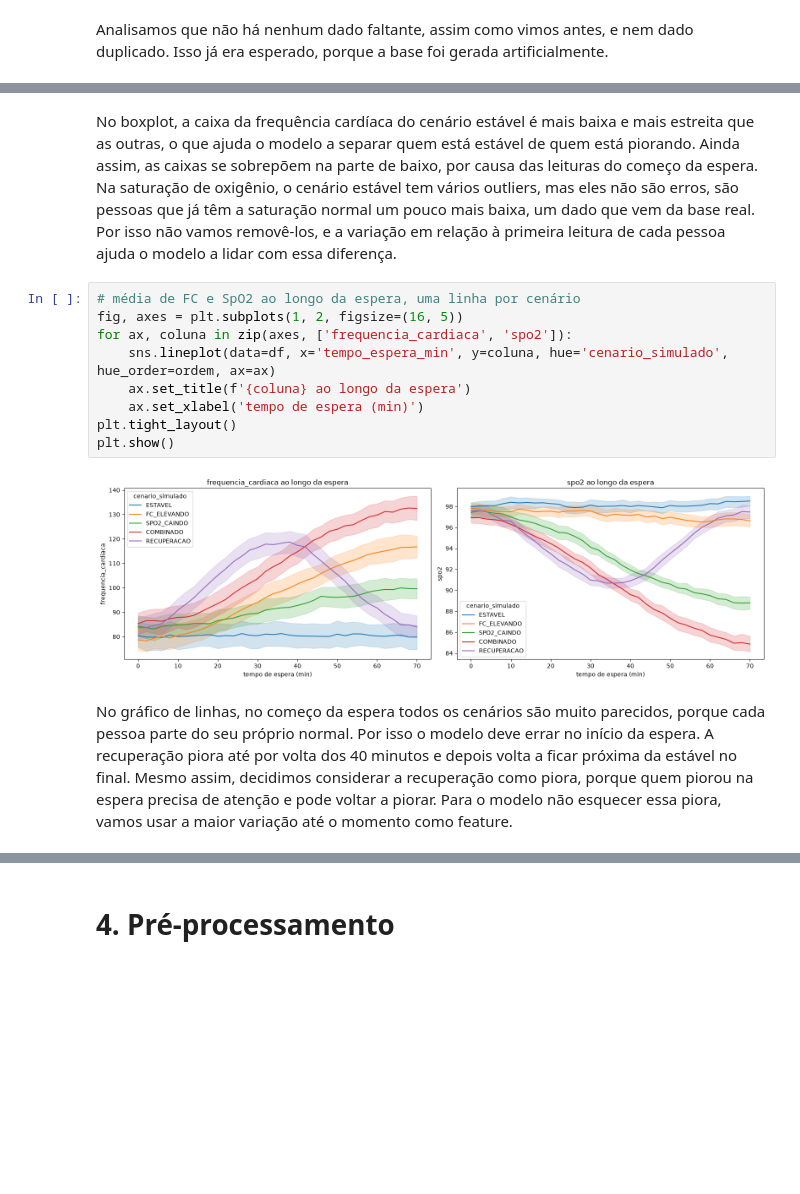
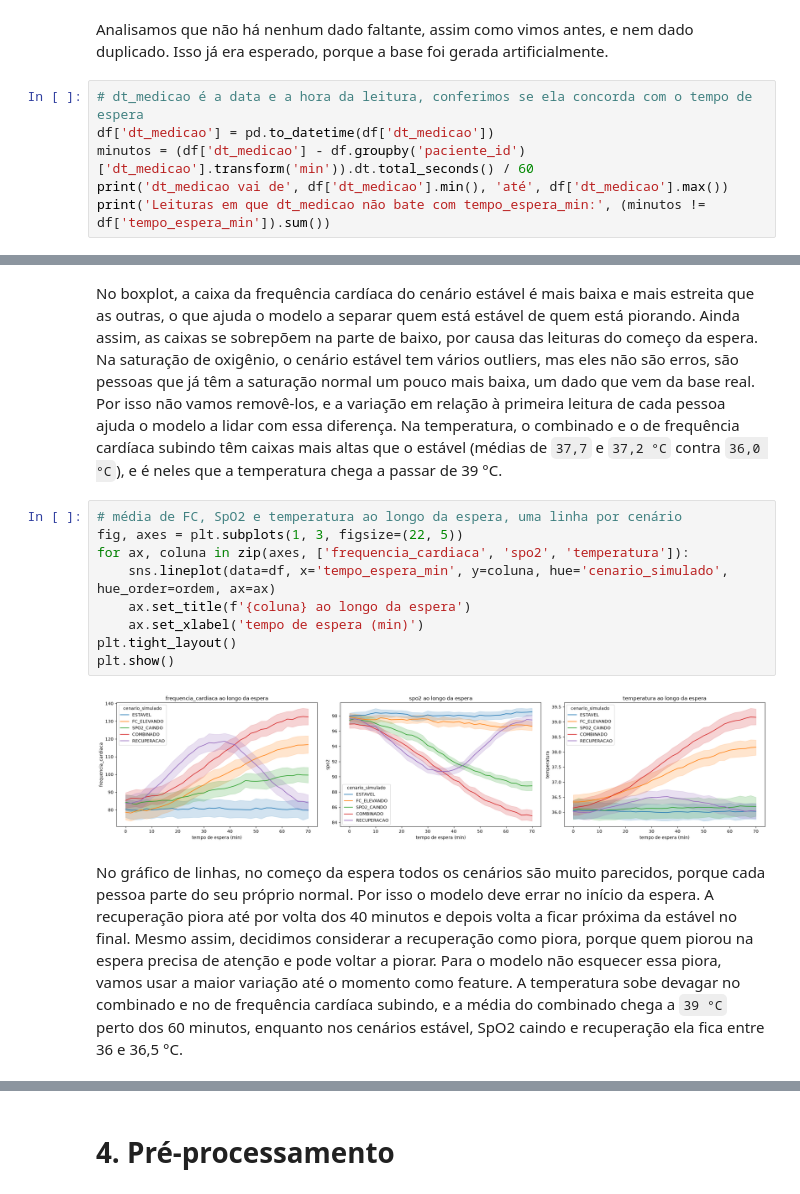
Before and after one commit to KaykyCayres/fiap-gs-zela, a Jupyter notebook: 07-MachineLearning/zela_ml.ipynb, the cells around one changed output, grey strips where cells are left out. Saved outputs shown, nothing was run; the diff lists cells and outputs as text; blank space fills up the shorter version.

```diff
--- a/07-MachineLearning/zela_ml.ipynb
+++ b/07-MachineLearning/zela_ml.ipynb
@@ -92,3 +95,9 @@ df.duplicated().sum() # verificar duplicatas
 np.int64(0)
 # %% [markdown]
 Analisamos que não há nenhum dado faltante, assim como vimos antes, e nem dado duplicado. Isso já era esperado, porque a base foi gerada artificialmente.
+# %%
+# dt_medicao é a data e a hora da leitura, conferimos se ela concorda com o tempo de espera
+df['dt_medicao'] = pd.to_datetime(df['dt_medicao'])
+minutos = (df['dt_medicao'] - df.groupby('paciente_id')['dt_medicao'].transform('min')).dt.total_seconds() / 60
+print('dt_medicao vai de', df['dt_medicao'].min(), 'até', df['dt_medicao'].max())
+print('Leituras em que dt_medicao não bate com tempo_espera_min:', (minutos != df['tempo_espera_min']).sum())
@@ -139,18 +153,18 @@ plt.show()
 # %% [markdown]
-No boxplot, a caixa da frequência cardíaca do cenário estável é mais baixa e mais estreita que as outras, o que ajuda o modelo a separar quem está estável de quem está piorando. Ainda assim, as caixas se sobrepõem na parte de baixo, por causa das leituras do começo da espera. Na saturação de oxigênio, o cenário estável tem vários outliers, mas eles não são erros, são pessoas que já têm a saturação normal um pouco mais baixa, um dado que vem da base real. Por isso não vamos removê-los, e a variação em relação à primeira leitura de cada pessoa ajuda o modelo a lidar com essa diferença.
+No boxplot, a caixa da frequência cardíaca do cenário estável é mais baixa e mais estreita que as outras, o que ajuda o modelo a separar quem está estável de quem está piorando. Ainda assim, as caixas se sobrepõem na parte de baixo, por causa das leituras do começo da espera. Na saturação de oxigênio, o cenário estável tem vários outliers, mas eles não são erros, são pessoas que já têm a saturação normal um pouco mais baixa, um dado que vem da base real. Por isso não vamos removê-los, e a variação em relação à primeira leitura de cada pessoa ajuda o modelo a lidar com essa diferença. Na temperatura, o combinado e o de frequência cardíaca subindo têm caixas mais altas que o estável (médias de `37,7` e `37,2 °C` contra `36,0 °C`), e é neles que a temperatura chega a passar de 39 °C.
 # %%
-# média de FC e SpO2 ao longo da espera, uma linha por cenário
-fig, axes = plt.subplots(1, 2, figsize=(16, 5))
-for ax, coluna in zip(axes, ['frequencia_cardiaca', 'spo2']):
+# média de FC, SpO2 e temperatura ao longo da espera, uma linha por cenário
+fig, axes = plt.subplots(1, 3, figsize=(22, 5))
+for ax, coluna in zip(axes, ['frequencia_cardiaca', 'spo2', 'temperatura']):
     sns.lineplot(data=df, x='tempo_espera_min', y=coluna, hue='cenario_simulado', hue_order=ordem, ax=ax)
     ax.set_title(f'{coluna} ao longo da espera')
     ax.set_xlabel('tempo de espera (min)')
 plt.tight_layout()
 plt.show()
 # %% [output]
-[figure, old version]
+[figure, new version]
 # %% [markdown]
-No gráfico de linhas, no começo da espera todos os cenários são muito parecidos, porque cada pessoa parte do seu próprio normal. Por isso o modelo deve errar no início da espera. A recuperação piora até por volta dos 40 minutos e depois volta a ficar próxima da estável no final. Mesmo assim, decidimos considerar a recuperação como piora, porque quem piorou na espera precisa de atenção e pode voltar a piorar. Para o modelo não esquecer essa piora, vamos usar a maior variação até o momento como feature.
+No gráfico de linhas, no começo da espera todos os cenários são muito parecidos, porque cada pessoa parte do seu próprio normal. Por isso o modelo deve errar no início da espera. A recuperação piora até por volta dos 40 minutos e depois volta a ficar próxima da estável no final. Mesmo assim, decidimos considerar a recuperação como piora, porque quem piorou na espera precisa de atenção e pode voltar a piorar. Para o modelo não esquecer essa piora, vamos usar a maior variação até o momento como feature. A temperatura sobe devagar no combinado e no de frequência cardíaca subindo, e a média do combinado chega a `39 °C` perto dos 60 minutos, enquanto nos cenários estável, SpO2 caindo e recuperação ela fica entre 36 e 36,5 °C.
 # %%
 # correlação entre as variáveis numéricas de -1 (uma sobe, a outra desce) a 1 (sobem juntas)
 numericas = ['leitura_numero', 'tempo_espera_min'] + sinais
```
Also changed, not shown: parts of 38 cells of this notebook, 1 other file.
